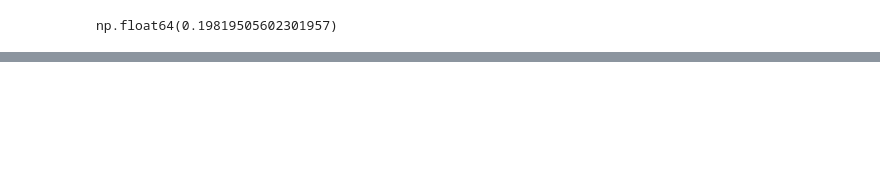
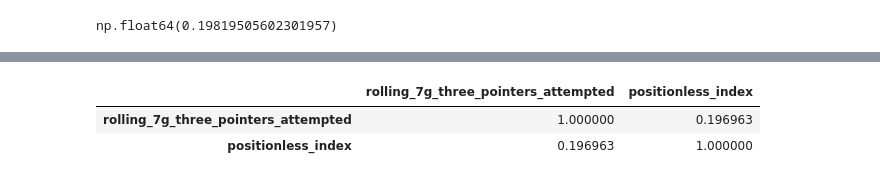
Before and after one commit to vedanttapiavala/positionless-NBA-analytics, a Jupyter notebook: code/014_injury_prediction.ipynb, the cells around one changed output, grey strips where cells are left out. Cells and saved outputs as stored; diff of their text form; code cells hidden in the pictures; blank space fills up the shorter version.

```diff
--- a/code/014_injury_prediction.ipynb
+++ b/code/014_injury_prediction.ipynb
@@ -421,0 +452,7 @@ shap.summary_plot(shap_values, X_test)
+# %%
+df[["rolling_7g_three_pointers_attempted",
+    "positionless_index"]].corr()
+# %% [output]
+|  | rolling_7g_three_pointers_attempted | positionless_index |
+| rolling_7g_three_pointers_attempted | 1.000000 | 0.196963 |
+| positionless_index | 0.196963 | 1.000000 |
```
Also changed, not shown: parts of 14 cells of this notebook.
